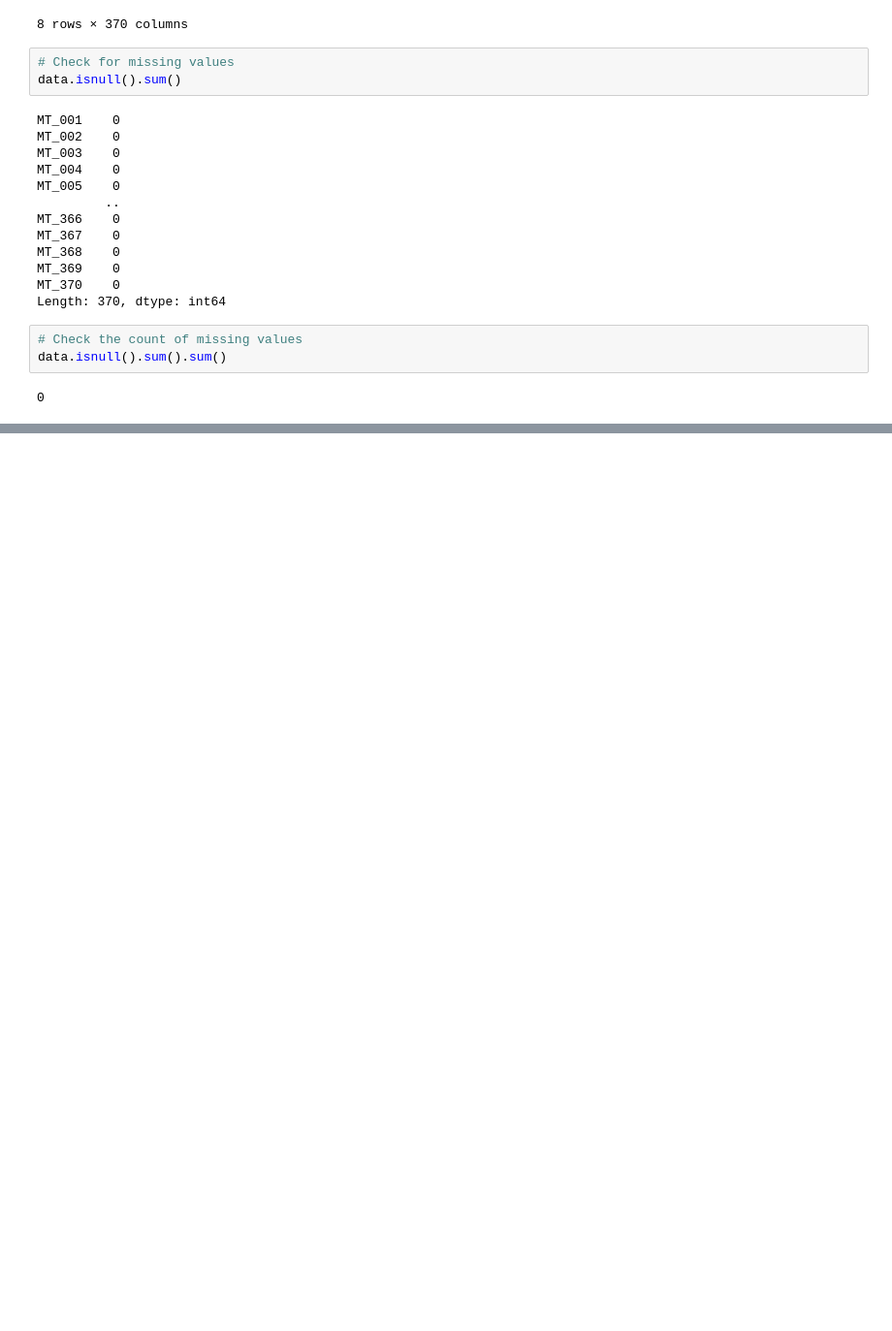
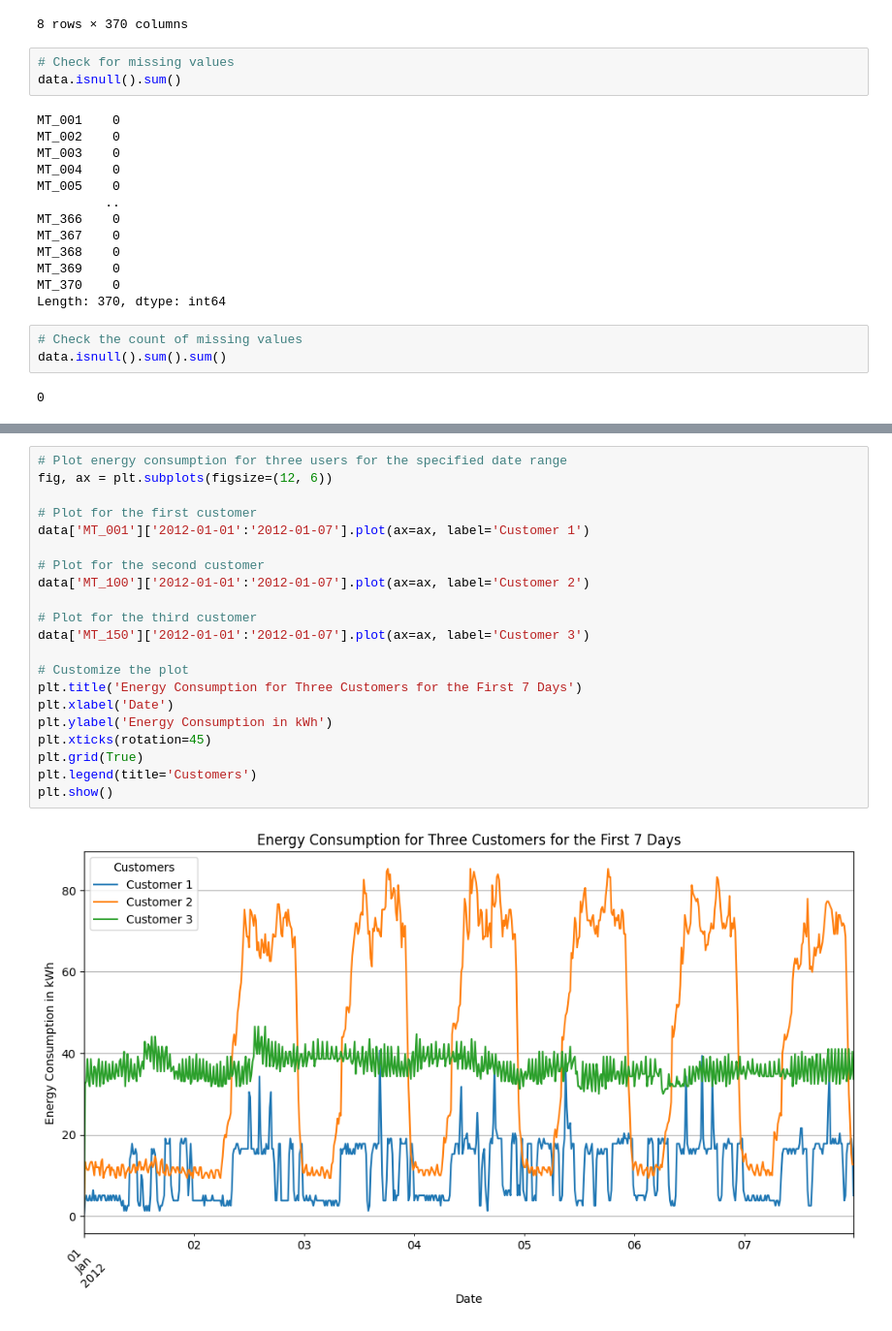
Before and after one commit to nicolaslieb/artificialintelligenceapplications, a Jupyter notebook: Second_Project/second_project.ipynb, the cells around one changed output, grey strips where cells are left out. Shown at 97% size. Drawn from its saved outputs; the diff is of its cells as text; blank space fills up the shorter version.

```diff
--- a/Second_Project/second_project.ipynb
+++ b/Second_Project/second_project.ipynb
@@ -72 +117,24 @@ data.isnull().sum().sum()
+# %%
+# Plot energy consumption for three users for the specified date range
+fig, ax = plt.subplots(figsize=(12, 6))
+
+# Plot for the first customer
+data['MT_001']['2012-01-01':'2012-01-07'].plot(ax=ax, label='Customer 1')
+
+# Plot for the second customer
+data['MT_100']['2012-01-01':'2012-01-07'].plot(ax=ax, label='Customer 2')
+
+# Plot for the third customer
+data['MT_150']['2012-01-01':'2012-01-07'].plot(ax=ax, label='Customer 3')
+
+# Customize the plot
+plt.title('Energy Consumption for Three Customers for the First 7 Days')
+plt.xlabel('Date')
+plt.ylabel('Energy Consumption in kWh')
+plt.xticks(rotation=45)
+plt.grid(True)
+plt.legend(title='Customers')
+plt.show()
+# %% [output]
+[figure, added]
 # %%
```
Also changed, not shown: parts of 8 cells of this notebook.
